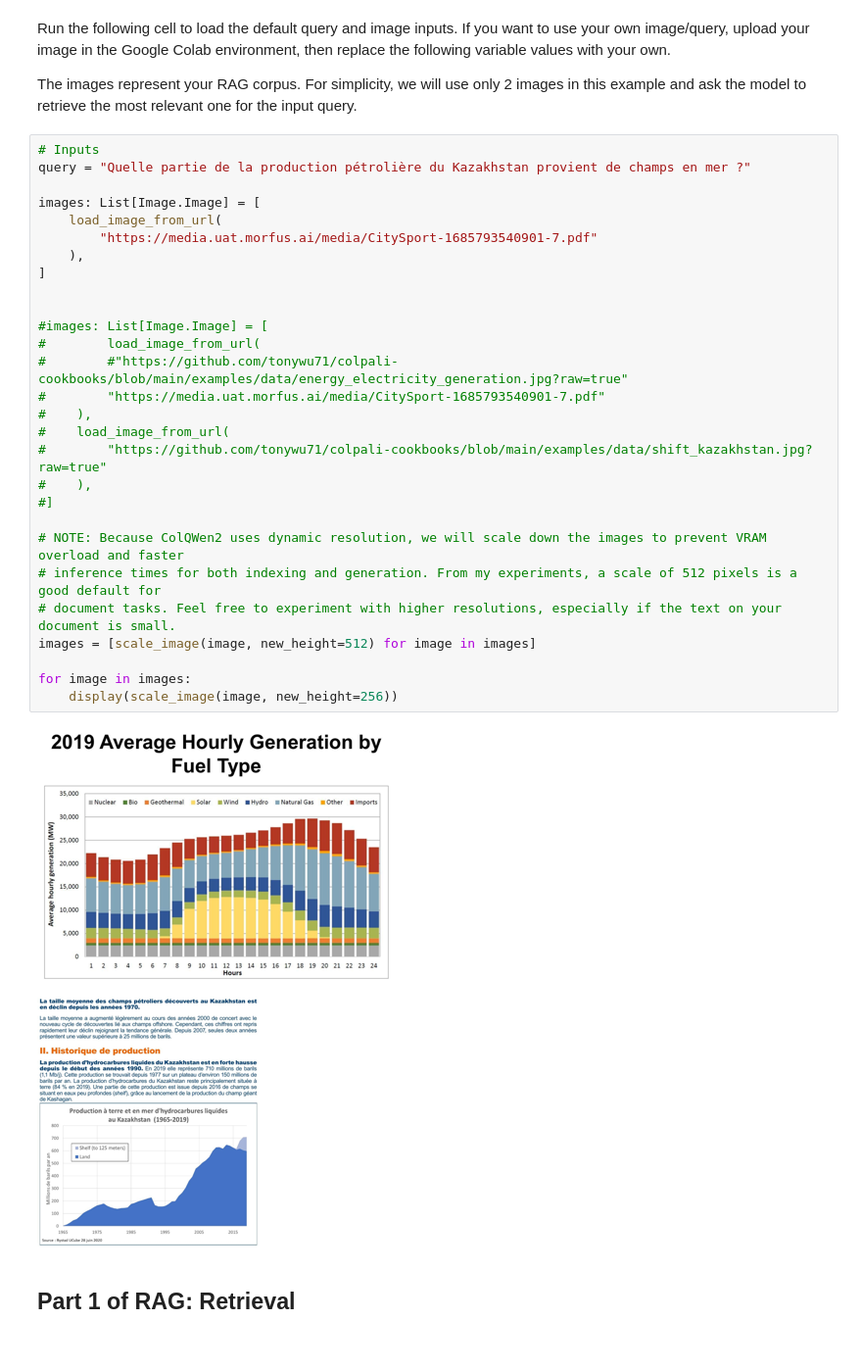
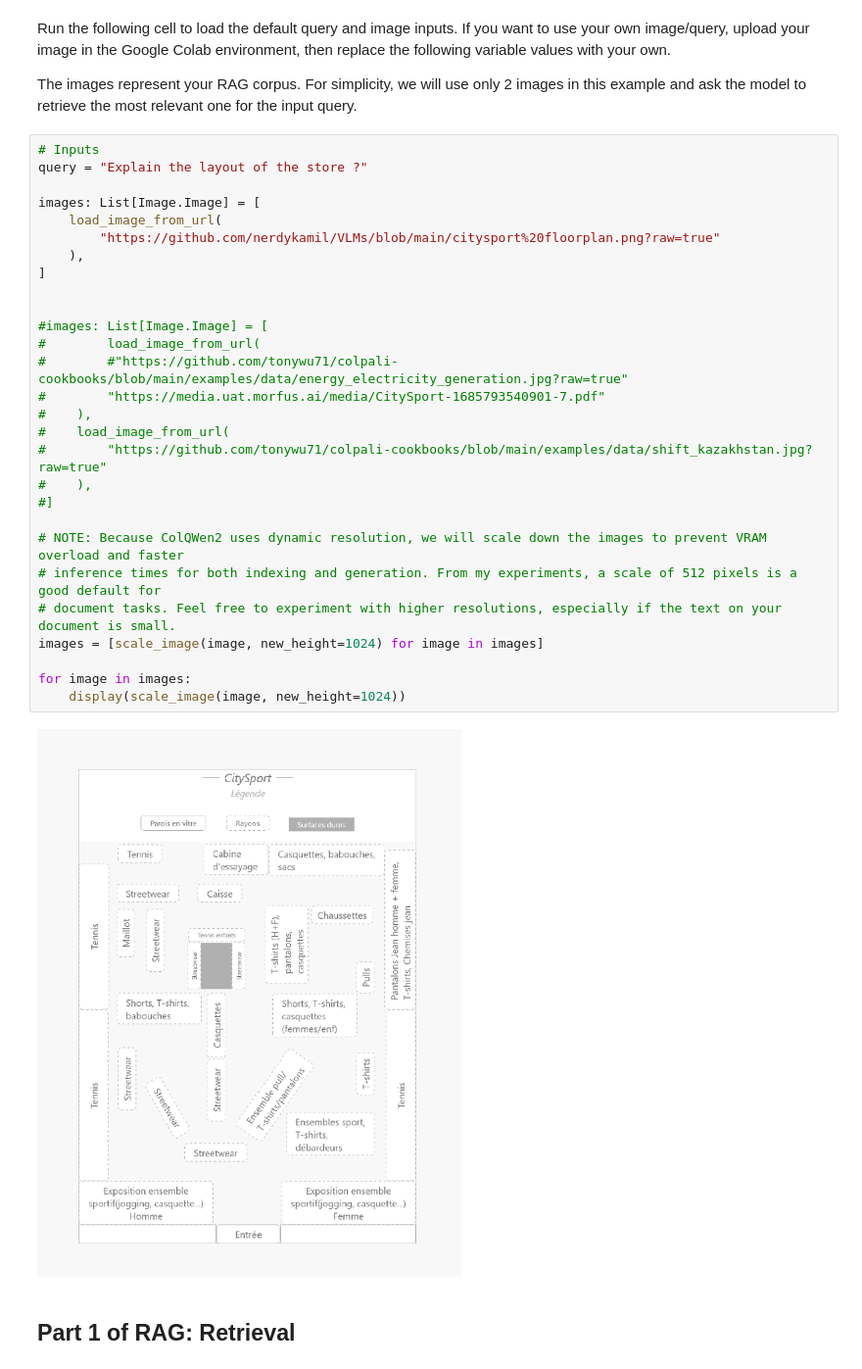
Before and after one commit to nerdykamil/VLMs, a Jupyter notebook: examples/run_e2e_rag_colqwen2_with_adapter_hot_swapping.ipynb, the cells around one changed output. Shown at 98% size. Drawn from its saved outputs; the diff is of its cells as text.

```diff
--- a/examples/run_e2e_rag_colqwen2_with_adapter_hot_swapping.ipynb
+++ b/examples/run_e2e_rag_colqwen2_with_adapter_hot_swapping.ipynb
@@ -176,35 +177,34 @@ Run the following cell to load the default query and image inputs. If you want t
 The images represent your RAG corpus. For simplicity, we will use only 2 images in this example and ask the model to retrieve the most relevant one for the input query.
 # %%
 # Inputs
-query = "Quelle partie de la production pétrolière du Kazakhstan provient de champs en mer ?"
+query = "Explain the layout of the store ?"
 
 images: List[Image.Image] = [
     load_image_from_url(
-        "https://media.uat.morfus.ai/media/CitySport-1685793540901-7.pdf"
+        "https://github.com/nerdykamil/VLMs/blob/main/citysport%20floorplan.png?raw=true"
     ),
 ]
 
 
 #images: List[Image.Image] = [
 #        load_image_from_url(
 #        #"https://github.com/tonywu71/colpali-cookbooks/blob/main/examples/data/energy_electricity_generation.jpg?raw=true"
 #        "https://media.uat.morfus.ai/media/CitySport-1685793540901-7.pdf"
 #    ),
 #    load_image_from_url(
 #        "https://github.com/tonywu71/colpali-cookbooks/blob/main/examples/data/shift_kazakhstan.jpg?raw=true"
 #    ),
 #]
 
 # NOTE: Because ColQWen2 uses dynamic resolution, we will scale down the images to prevent VRAM overload and faster
 # inference times for both indexing and generation. From my experiments, a scale of 512 pixels is a good default for
 # document tasks. Feel free to experiment with higher resolutions, especially if the text on your document is small.
-images = [scale_image(image, new_height=512) for image in images]
+images = [scale_image(image, new_height=1024) for image in images]
 
 for image in images:
-    display(scale_image(image, new_height=256))
+    display(scale_image(image, new_height=1024))
 # %% [output]
-[figure, old version]
+[figure, new version]
-[figure, removed]
 # %% [markdown]
 ## Part 1 of RAG: Retrieval
 # %% [markdown]
```
Also changed, not shown: parts of 5 cells of this notebook.
